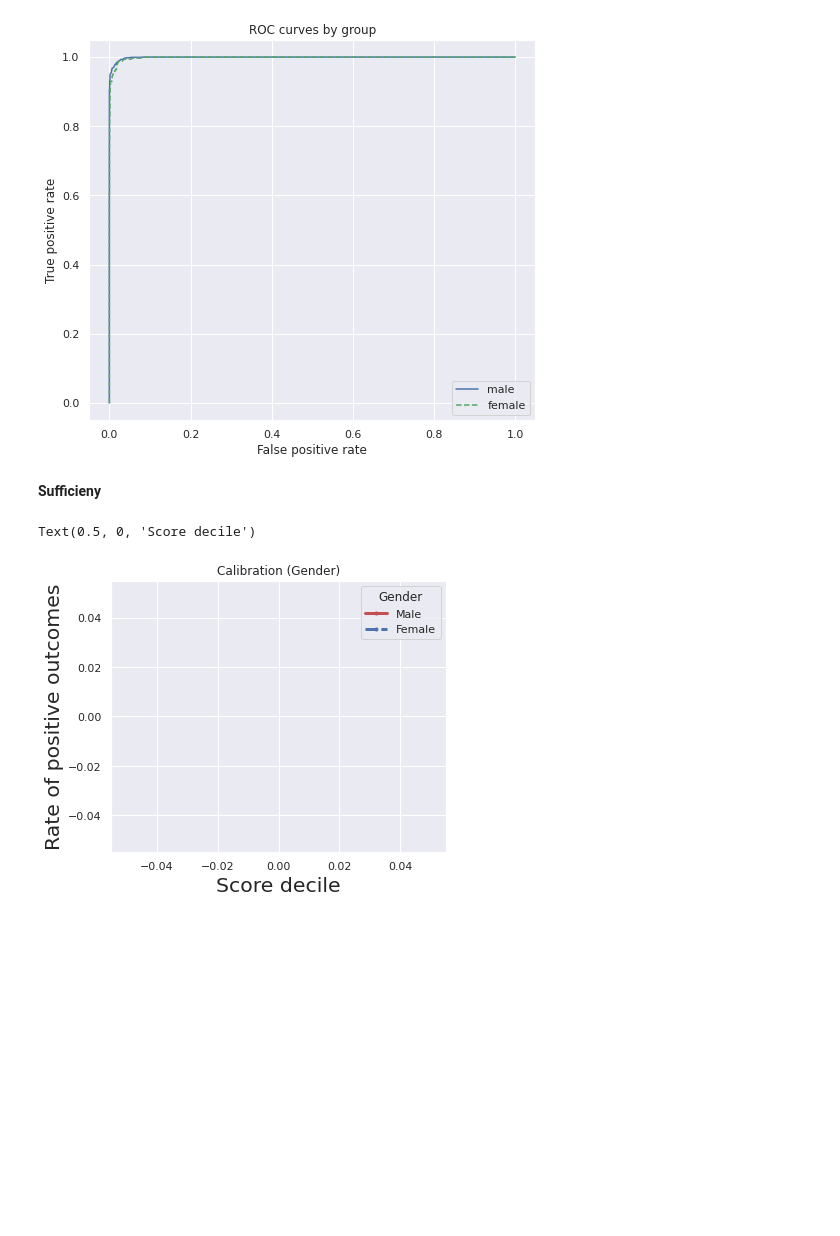
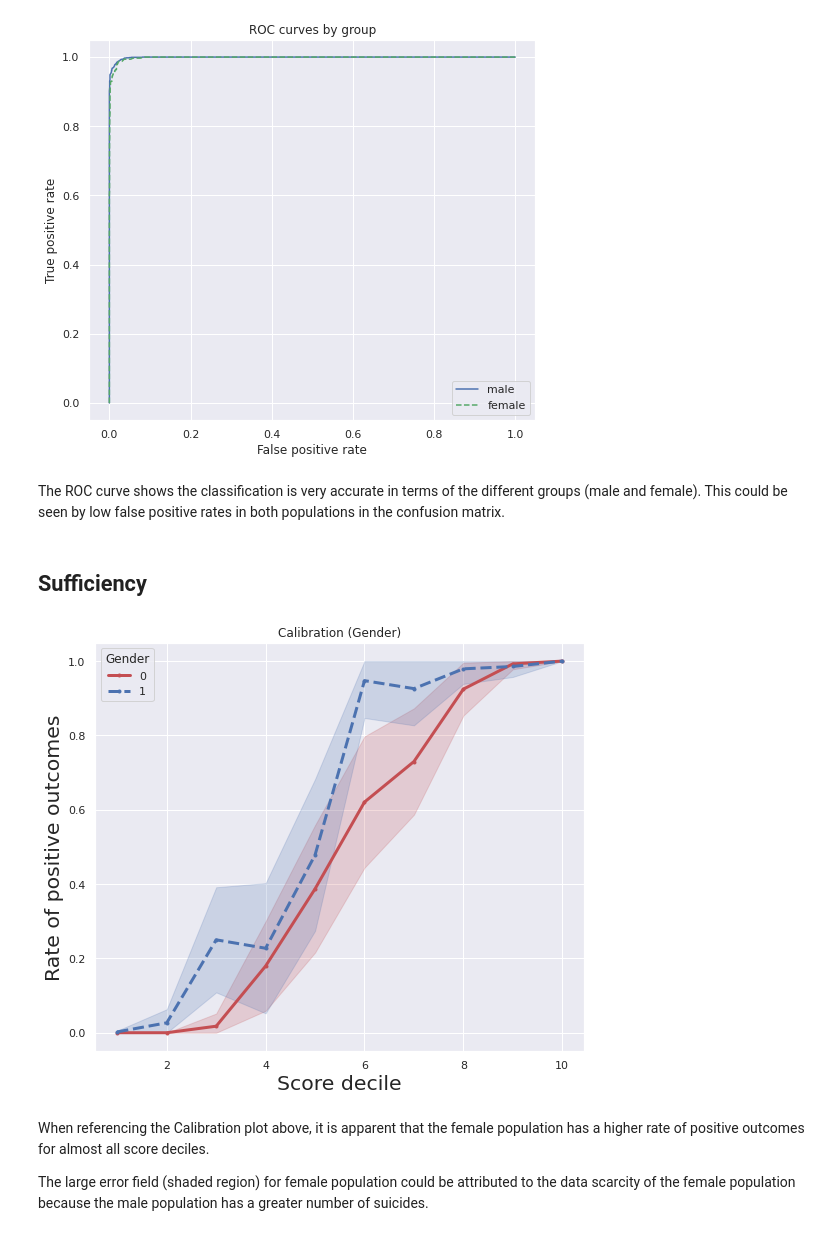
Before and after one commit to kylunr/SuicideRateDataAnalysis, a Jupyter notebook: SuicideRateAnalysis.ipynb, the cells around one changed output. Cells and saved outputs as stored; diff of their text form; code cells hidden in the pictures; blank space fills up the shorter version.

```diff
--- a/SuicideRateAnalysis.ipynb
+++ b/SuicideRateAnalysis.ipynb
@@ -125,8 +166,13 @@ pd.to_numeric(data['Generation']);
 pd.to_numeric(data['Sex']);
 pd.to_numeric(data['GDP']);
 
-# For testing
-data1 = data.copy()
-
-data1.head(100000)
+"""
+def data_transform(df):
+    binary_data = pd.get_dummies(df)
+    feature_cols = binary_data[binary_data.columns[:-2]]
+    scaler = preprocessing.StandardScaler()
+    data = pd.DataFrame(scaler.fit_transform(feature_cols), columns=feature_cols.columns)
+    return data
+data = data_transform(data)
+"""
 # %% [output]
@@ -190,14 +215,16 @@ scores = model.predict_proba(X_test)[:, 1]
 d = {'target' : y_test,
      'score' : scores,
      'prediction' : y_pred,
-     'gender' : X_test[:, 0]}
+     'gender' : X_test[:, 0]
+     }
 
+"""
 print(len(y_test))
 print(len(scores))
 print(len(y_pred))
 print(len(X_test[:,0]))
-
+"""
 
 marginals = pd.DataFrame(data=d, columns=['target', 'score', 'prediction', 'gender'])
-marginals.head(20)
+marginals.head(10)
 # %% [output]
@@ -319,8 +291,10 @@ plt.legend()
 plt.show()
 # %% [output]
 [figure]
+# %% [markdown]
+The ROC curve shows the classification is very accurate in terms of the different groups (male and female).  This could be seen by low false positive rates in both populations in the confusion matrix.
 # %% [markdown]
-**Sufficieny**
+## **Sufficiency**
 # %%
 # From UCI adult data set.ipynb
 
@@ -348,27 +322,30 @@ def plot_confidence(plt, xs, n_succs, n_obss, label, linestyle, color, confidenc
     conf_lbs, conf_ubs = proportion.proportion_confint(n_succs, n_obss, alpha=1-confidence)
     pylab.fill_between(xs, conf_ubs, conf_lbs, alpha=.2, color=color)
     pylab.plot(xs, n_succs / n_obss, '.-', label=label, linestyle=linestyle, color=color)
+# %%
+genders = ['0', '1']
+styles = ['-', '--']
+colors = ['r', 'b']
+deciles = range(1, 10+1)
+pylab.rc('font',  size='17')
+pylab.rc('axes', labelsize='large')
+pylab.rc('lines', linewidth=3)
 # %%
-genders = ['Male', 'Female']
-styles = ['-', '--']
-colors = ['r', 'b']
-deciles = range(1, 10+1)
-pylab.rc('font',  size='17')
-pylab.rc('axes', labelsize='large')
-pylab.rc('lines', linewidth=3)
-
-pylab.figure(1, figsize=(6, 5))
+pylab.figure(2, figsize=(8, 7))
 pylab.title('Calibration (Gender)')
 
 for i in range(2):
     gender = genders[i]
     num = get_frequencies(marginals[marginals['gender']== gender])
     plot_confidence(plt, deciles, num[0], num[1], gender, styles[i], colors[i])
 
 pylab.legend(title="Gender")
 pylab.ylabel('Rate of positive outcomes')
 pylab.xlabel('Score decile')
-#pylab.tight_layout()
+pylab.tight_layout()
 # %% [output]
-Text(0.5, 0, 'Score decile')
-[figure, old version]
+[figure, new version]
+# %% [markdown]
+When referencing the Calibration plot above, it is apparent that the female population has a higher rate of positive outcomes for almost all score deciles.
+
+The large error field (shaded region) for female population could be attributed to the data scarcity of the female population because the male population has a greater number of suicides.
```
Also changed, not shown: parts of 33 cells of this notebook.
